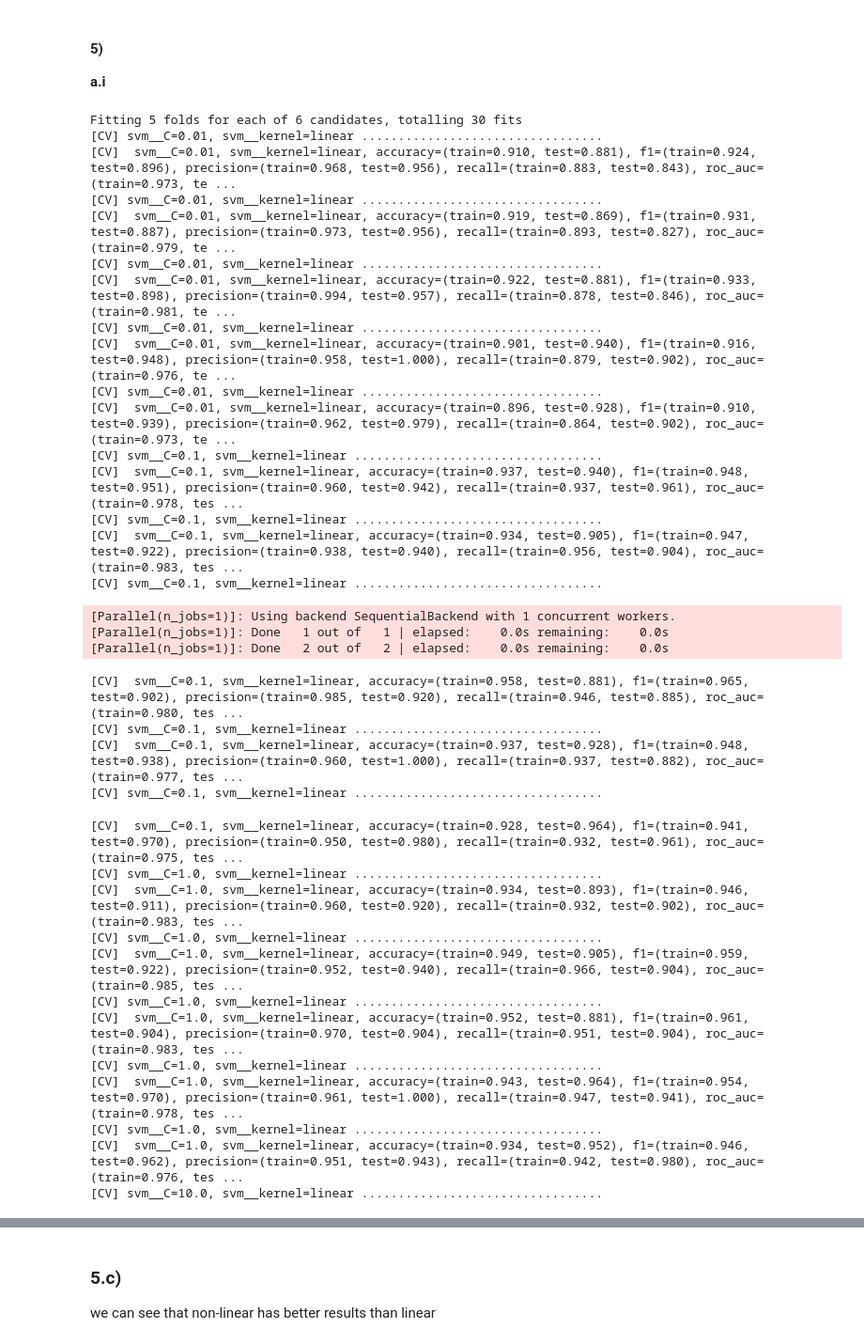
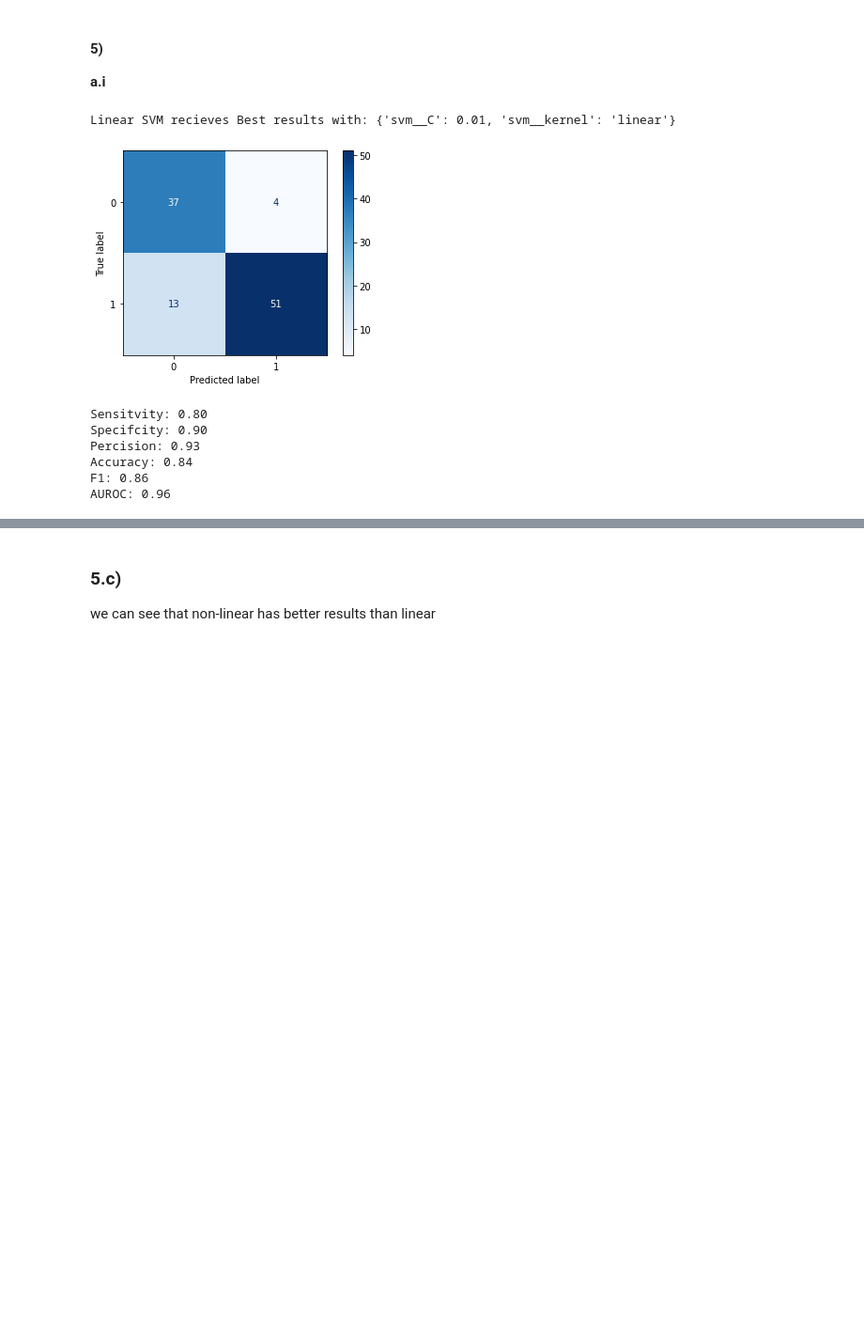
Before and after one commit to mlh-master/hw2_mlh-guy-dor, a Jupyter notebook: HW2.ipynb, the cells around one changed output, grey strips where cells are left out. Shown at 94% size. Drawn from its saved outputs; the diff is of its cells as text; code cells hidden in the pictures; blank space fills up the shorter version.

```diff
--- a/HW2.ipynb
+++ b/HW2.ipynb
@@ -288,68 +291,41 @@ def plot_print_model_results(model, x_test, y_test):
 #linear SVC
 from sklearn.model_selection import StratifiedKFold as SKFold
 from sklearn.model_selection import GridSearchCV
 from sklearn.svm import SVC
 from sklearn.preprocessing import StandardScaler
 from sklearn.pipeline import Pipeline
 
 k_fold_num = 5
 skf = SKFold(n_splits=k_fold_num, random_state=10, shuffle=True)
-C = np.array([0.01, 0.1, 1, 10, 100, 1000])
+C = np.array([0.001, 0.01, 0.1, 1, 10, 100, 1000])
 #gamma = np.array([0.01, 0.1, 1, 10, 100, 1000])
 scoring = ['accuracy', 'f1', 'precision', 'recall', 'roc_auc']
 
 
 svc = SVC(probability=True)
 pipe = Pipeline(steps=[('scale', StandardScaler()),('svm', svc)])
 params = {'svm__kernel': ['linear'],
           'svm__C':C#,
           #'svm__gamma': gamma,
          }
 linear_svm = GridSearchCV(estimator=pipe,
                           param_grid=params,
                           cv=skf,
                           scoring=scoring,
                           refit='roc_auc',
-                          verbose=3,
+                          verbose=0,
                           return_train_score=True)
 
-linear_svm.fit(X_train, y_train)
+linear_svm.fit(X_train, np.ravel(y_train))
 best_linear_svm = linear_svm.best_estimator_
 print('Linear SVM recieves Best results with: {}'.format(linear_svm.best_params_))
 plot_print_model_results(best_linear_svm, X_test, y_test)
 # %% [output]
-Fitting 5 folds for each of 6 candidates, totalling 30 fits
-[CV] svm__C=0.01, svm__kernel=linear .................................
-[CV]  svm__C=0.01, svm__kernel=linear, accuracy=(train=0.910, test=0.881), f1=(train=0.924, test=0.896), precision=(train=0.968, test=0.956), recall=(train=0.883, test=0.843), roc_auc=(train=0.973, te ...
-[CV] svm__C=0.01, svm__kernel=linear .................................
-[CV]  svm__C=0.01, svm__kernel=linear, accuracy=(train=0.919, test=0.869), f1=(train=0.931, test=0.887), precision=(train=0.973, test=0.956), recall=(train=0.893, test=0.827), roc_auc=(train=0.979, te ...
-[CV] svm__C=0.01, svm__kernel=linear .................................
-[CV]  svm__C=0.01, svm__kernel=linear, accuracy=(train=0.922, test=0.881), f1=(train=0.933, test=0.898), precision=(train=0.994, test=0.957), recall=(train=0.878, test=0.846), roc_auc=(train=0.981, te ...
-[CV] svm__C=0.01, svm__kernel=linear .................................
-[CV]  svm__C=0.01, svm__kernel=linear, accuracy=(train=0.901, test=0.940), f1=(train=0.916, test=0.948), precision=(train=0.958, test=1.000), recall=(train=0.879, test=0.902), roc_auc=(train=0.976, te ...
-[CV] svm__C=0.01, svm__kernel=linear .................................
-[CV]  svm__C=0.01, svm__kernel=linear, accuracy=(train=0.896, test=0.928), f1=(train=0.910, test=0.939), precision=(train=0.962, test=0.979), recall=(train=0.864, test=0.902), roc_auc=(train=0.973, te ...
-[CV] svm__C=0.1, svm__kernel=linear ..................................
-[CV]  svm__C=0.1, svm__kernel=linear, accuracy=(train=0.937, test=0.940), f1=(train=0.948, test=0.951), precision=(train=0.960, test=0.942), recall=(train=0.937, test=0.961), roc_auc=(train=0.978, tes ...
-[CV] svm__C=0.1, svm__kernel=linear ..................................
-[CV]  svm__C=0.1, svm__kernel=linear, accuracy=(train=0.934, test=0.905), f1=(train=0.947, test=0.922), precision=(train=0.938, test=0.940), recall=(train=0.956, test=0.904), roc_auc=(train=0.983, tes ...
-[CV] svm__C=0.1, svm__kernel=linear ..................................
+Linear SVM recieves Best results with: {'svm__C': 0.01, 'svm__kernel': 'linear'}
+[figure, added]
-[Parallel(n_jobs=1)]: Using backend SequentialBackend with 1 concurrent workers.
-[Parallel(n_jobs=1)]: Done   1 out of   1 | elapsed:    0.0s remaining:    0.0s
-[Parallel(n_jobs=1)]: Done   2 out of   2 | elapsed:    0.0s remaining:    0.0s
+Sensitvity: 0.80
+Specifcity: 0.90
+Percision: 0.93
+Accuracy: 0.84
+F1: 0.86
+AUROC: 0.96
-[CV]  svm__C=0.1, svm__kernel=linear, accuracy=(train=0.958, test=0.881), f1=(train=0.965, test=0.902), precision=(train=0.985, test=0.920), recall=(train=0.946, test=0.885), roc_auc=(train=0.980, tes ...
-[CV] svm__C=0.1, svm__kernel=linear ..................................
-[CV]  svm__C=0.1, svm__kernel=linear, accuracy=(train=0.937, test=0.928), f1=(train=0.948, test=0.938), precision=(train=0.960, test=1.000), recall=(train=0.937, test=0.882), roc_auc=(train=0.977, tes ...
-[CV] svm__C=0.1, svm__kernel=linear ..................................
-[CV]  svm__C=0.1, svm__kernel=linear, accuracy=(train=0.928, test=0.964), f1=(train=0.941, test=0.970), precision=(train=0.950, test=0.980), recall=(train=0.932, test=0.961), roc_auc=(train=0.975, tes ...
-[CV] svm__C=1.0, svm__kernel=linear ..................................
-[CV]  svm__C=1.0, svm__kernel=linear, accuracy=(train=0.934, test=0.893), f1=(train=0.946, test=0.911), precision=(train=0.960, test=0.920), recall=(train=0.932, test=0.902), roc_auc=(train=0.983, tes ...
-[CV] svm__C=1.0, svm__kernel=linear ..................................
-[CV]  svm__C=1.0, svm__kernel=linear, accuracy=(train=0.949, test=0.905), f1=(train=0.959, test=0.922), precision=(train=0.952, test=0.940), recall=(train=0.966, test=0.904), roc_auc=(train=0.985, tes ...
-[CV] svm__C=1.0, svm__kernel=linear ..................................
-[CV]  svm__C=1.0, svm__kernel=linear, accuracy=(train=0.952, test=0.881), f1=(train=0.961, test=0.904), precision=(train=0.970, test=0.904), recall=(train=0.951, test=0.904), roc_auc=(train=0.983, tes ...
-[CV] svm__C=1.0, svm__kernel=linear ..................................
-[CV]  svm__C=1.0, svm__kernel=linear, accuracy=(train=0.943, test=0.964), f1=(train=0.954, test=0.970), precision=(train=0.961, test=1.000), recall=(train=0.947, test=0.941), roc_auc=(train=0.978, tes ...
-[CV] svm__C=1.0, svm__kernel=linear ..................................
-[CV]  svm__C=1.0, svm__kernel=linear, accuracy=(train=0.934, test=0.952), f1=(train=0.946, test=0.962), precision=(train=0.951, test=0.943), recall=(train=0.942, test=0.980), roc_auc=(train=0.976, tes ...
-[CV] svm__C=10.0, svm__kernel=linear .................................
```
Also changed, not shown: parts of 18 cells of this notebook.
